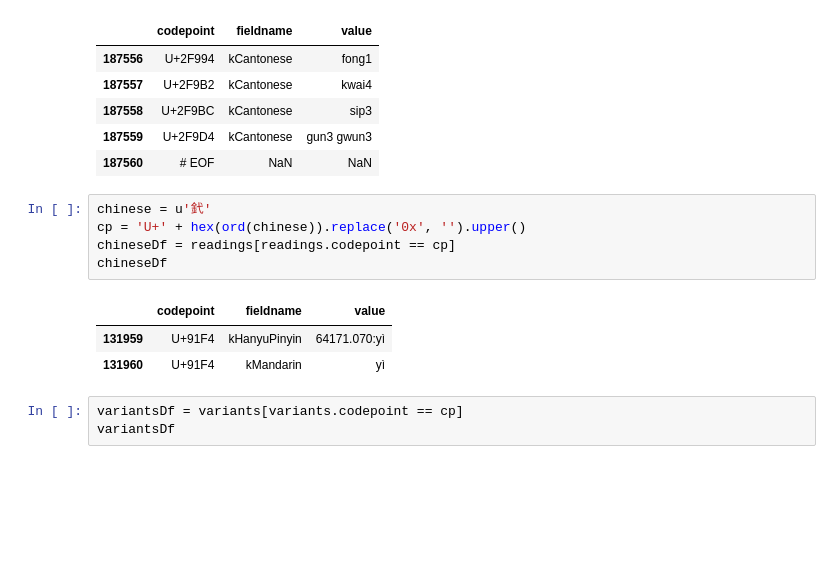
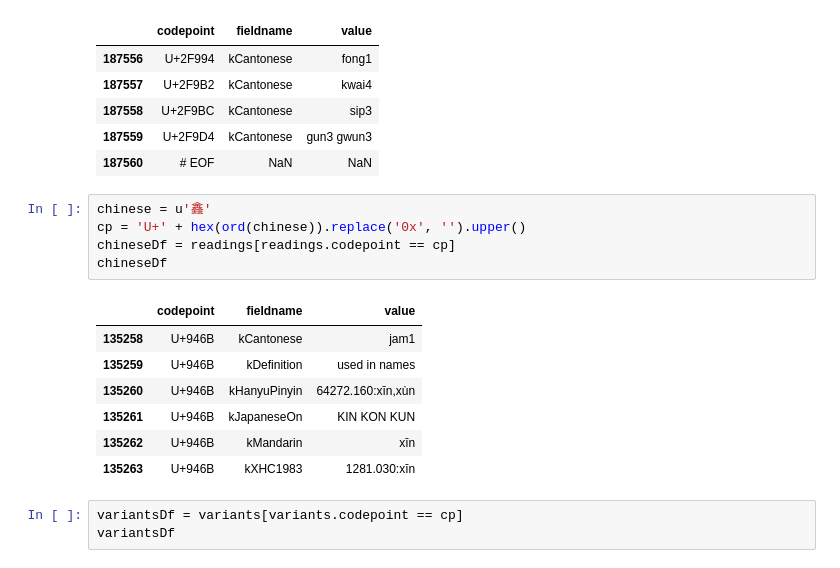
Before and after one commit to alexamies/chinesenotes.com, a Jupyter notebook: python/unihan.ipynb, the cells around one changed output. Saved outputs shown, nothing was run; the diff lists cells and outputs as text; blank space fills up the shorter version.

```diff
--- a/python/unihan.ipynb
+++ b/python/unihan.ipynb
@@ -32,14 +32,18 @@ readings.tail()
 | 187559 | U+2F9D4 | kCantonese | gun3 gwun3 |
 | 187560 | # EOF | NaN | NaN |
 # %%
-chinese = u'釴'
+chinese = u'鑫'
 cp = 'U+' + hex(ord(chinese)).replace('0x', '').upper()
 chineseDf = readings[readings.codepoint == cp]
 chineseDf
 # %% [output]
 |  | codepoint | fieldname | value |
-| 131959 | U+91F4 | kHanyuPinyin | 64171.070:yì |
-| 131960 | U+91F4 | kMandarin | yì |
+| 135258 | U+946B | kCantonese | jam1 |
+| 135259 | U+946B | kDefinition | used in names |
+| 135260 | U+946B | kHanyuPinyin | 64272.160:xīn,xùn |
+| 135261 | U+946B | kJapaneseOn | KIN KON KUN |
+| 135262 | U+946B | kMandarin | xīn |
+| 135263 | U+946B | kXHC1983 | 1281.030:xīn |
 # %%
 variantsDf = variants[variants.codepoint == cp]
 variantsDf
```
Also changed, not shown: parts of 9 cells of this notebook, 2 other files.
